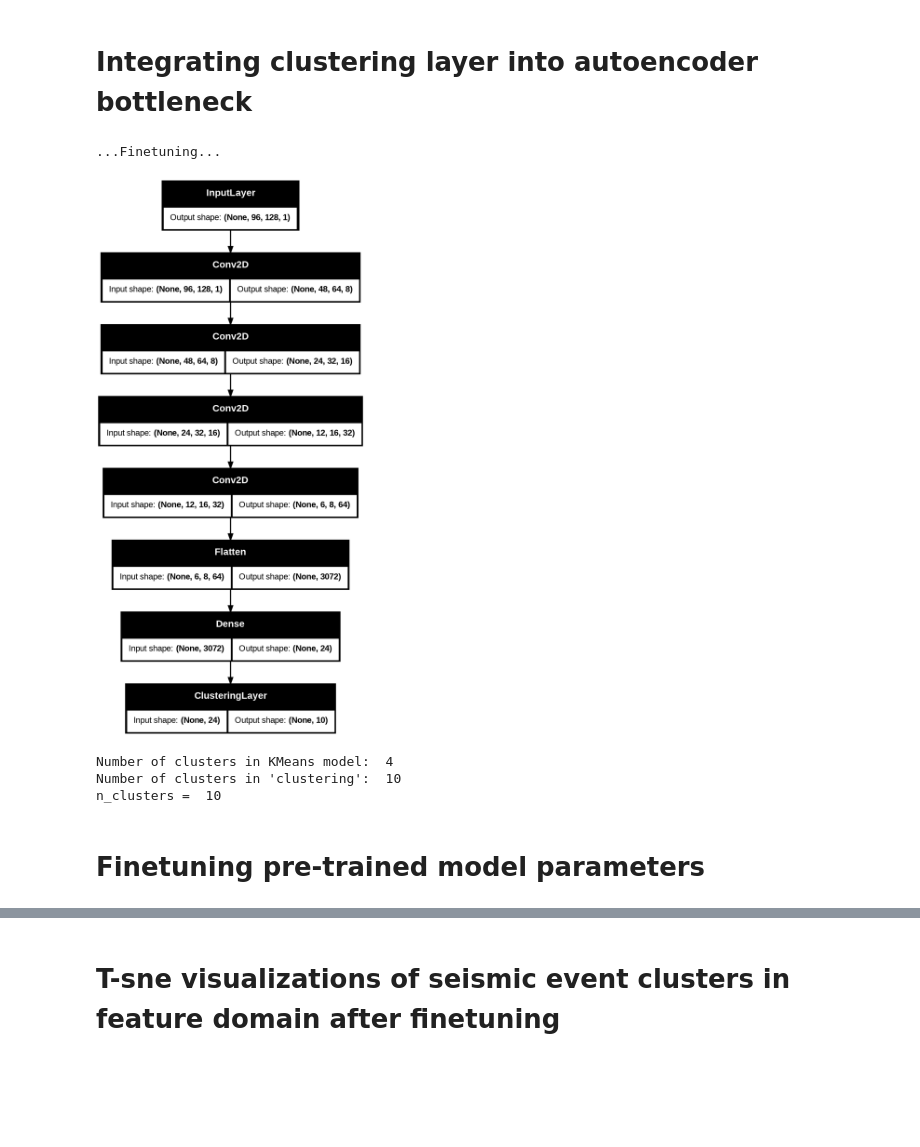
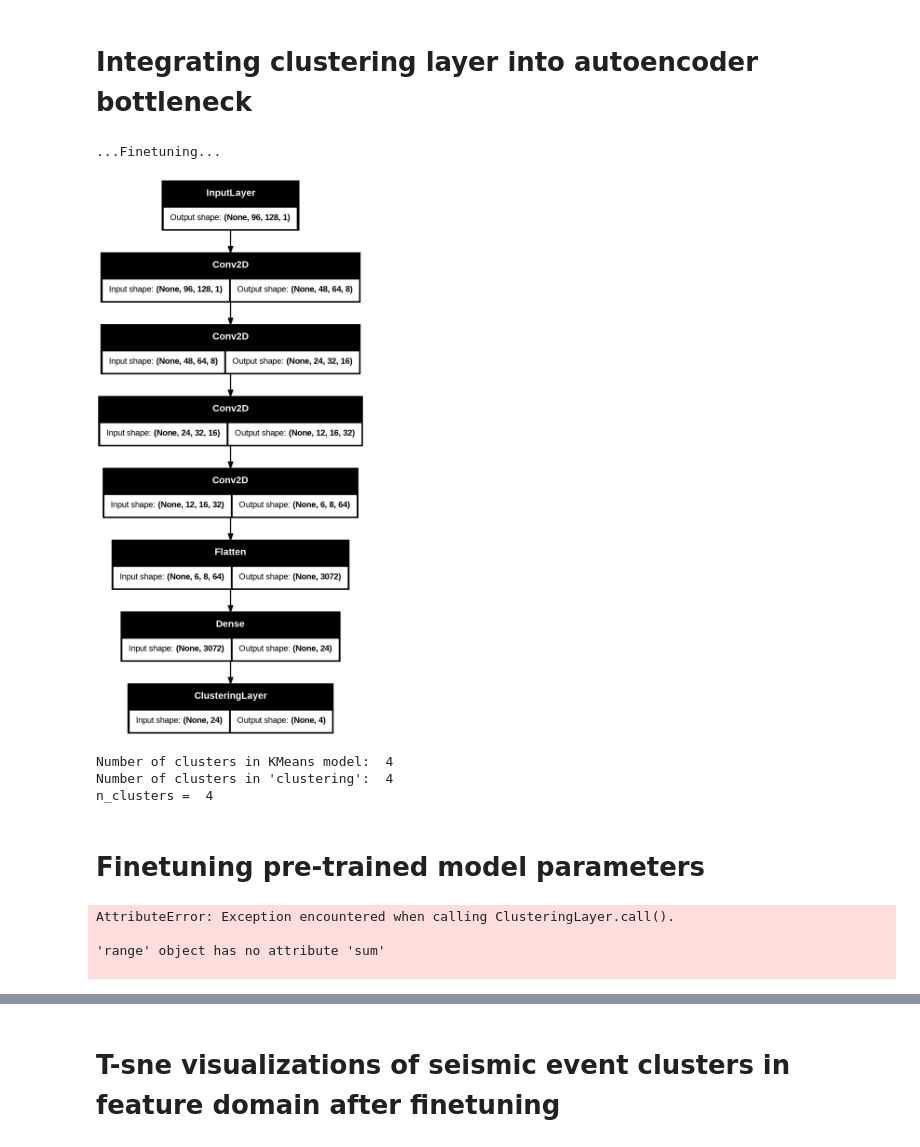
Before and after one commit to zepam/ClusTremor, a Jupyter notebook: src/ClusTremor.ipynb, the cells around one changed output, grey strips where cells are left out. Saved outputs shown, nothing was run; the diff lists cells and outputs as text; code cells hidden in the pictures; blank space fills up the shorter version.

```diff
--- a/src/ClusTremor.ipynb
+++ b/src/ClusTremor.ipynb
@@ -561,57 +561,50 @@ class ClusteringLayer(Layer):
     def compute_output_shape(self, input_shape):
         assert input_shape and len(input_shape) == 2
         return input_shape[0], self.n_clusters
 
     def get_config(self):
         config = {'n_clusters': self.n_clusters}
         base_config = super(ClusteringLayer, self).get_config()
         return dict(list(base_config.items()) + list(config.items()))
 
 
 print('...Finetuning...')
 
-clustering_layer = ClusteringLayer(n_clusters=10, name='clustering')(autoencoder.layers[6].output)
+clustering_layer = ClusteringLayer(n_clusters=n_clusters, name='clustering')(autoencoder.layers[6].output)
 model = Model(inputs=autoencoder.input, outputs=clustering_layer)
 model.compile(loss='kld', loss_weights=0.1, optimizer=SGD(learning_rate=0.01, momentum=0.9))
 
 plot_model(model, to_file='model.png', show_shapes=True)
 Image(filename='model.png')
 
 # ORIGINAL FROM REPO
 # clustering_layer = ClusteringLayer(n_clusters, name='clustering')(autoencoder.layers[6].output)
 # model = Model(inputs=autoencoder.layers[0].output, outputs=clustering_layer)
 # model.compile(loss='kld', loss_weights=0.1,  optimizer=SGD(learning_rate=0.01,  momentum=0.9))
 
 
 # from keras.utils.vis_utils import plot_model
 # plot_model(model, to_file='model.png', show_shapes=True)
 # from IPython.display import Image
 # Image(filename='model.png')
 # %% [output]
 ...Finetuning...
-[figure, old version]
+[figure, new version]
 # %%
-#ERROR:
-# ValueError: Layer clustering weight shape (10, 24) is not compatible with provided weight shape (4, 24).
-# adjust by changing n_clusters to match the number of clusters in the clustering layer
-
-n_clusters = model.get_layer(name='clustering').n_clusters
-
 ### Initializing the weights using Kmean and assigning them to the model
 print("Number of clusters in KMeans model: ", kmeans.n_clusters)
 print("Number of clusters in 'clustering': ", model.get_layer(name='clustering').n_clusters)
 
 print("n_clusters = ", n_clusters)
 
-
 kmeans = KMeans(n_clusters=n_clusters, random_state=46, n_init=20)
 y_pred = kmeans.fit_predict(layer_output[5])
 y_pred_last = np.copy(y_pred)
 model.get_layer(name='clustering').set_weights([kmeans.cluster_centers_])
 # %% [output]
 Number of clusters in KMeans model:  4
-Number of clusters in 'clustering':  10
-n_clusters =  10
+Number of clusters in 'clustering':  4
+n_clusters =  4
 # %% [markdown]
 # Finetuning pre-trained model parameters
 # %%
@@ -623,17 +616,16 @@ loss = 0
 index = 0
 maxiter = 50000
 update_interval = 200
-index_array = np.arange(x.shape[0])
+index_array = np.arange(data_file.shape[0])
 
-###############################################################################
-### simultaneous optimization and clustering
+# simultaneous optimization and clustering
 def target_distribution(q):
-    weight = q ** 2 / q.sum(0)
-    return (weight.T / weight.sum(1)).T
+    weight = q ** 2 / np.sum(q, axis=0)
+    return (weight.T / np.sum(weight, axis=1)).T
 
-for ite in range(int(maxiter)):
+for ite in np.arange(int(maxiter)):
     if ite % update_interval == 0:
-        q = model.predict(x, verbose=0)
+        q = model.predict(data_file, verbose=0)
         p = target_distribution(q)  # update the auxiliary target distribution p
         y_pred = q.argmax(1) # evaluate the clustering performance
 
@@ -650,9 +642,14 @@ for ite in range(int(maxiter)):
 
         IN = layer_output[5]
 
-    idx = index_array[index * batch_size: min((index+1) * batch_size, x.shape[0])]
-    loss = model.train_on_batch(x=x[idx], y=p[idx])
-    index = index + 1 if (index + 1) * batch_size <= x.shape[0] else 0
+    idx = index_array[index * batch_size: min((index+1) * batch_size, data_file.shape[0])]
+    loss = model.train_on_batch(data_file=data_file[idx], y=p[idx])
+    index = index + 1 if (index + 1) * batch_size <= data_file.shape[0] else 0
+# %% [output]
+AttributeError: Exception encountered when calling ClusteringLayer.call().
+
+'range' object has no attribute 'sum'
+
 # %%
 # ORIGINAL import tensorflow as tf
 
```
Also changed, not shown: parts of 18 cells of this notebook.
